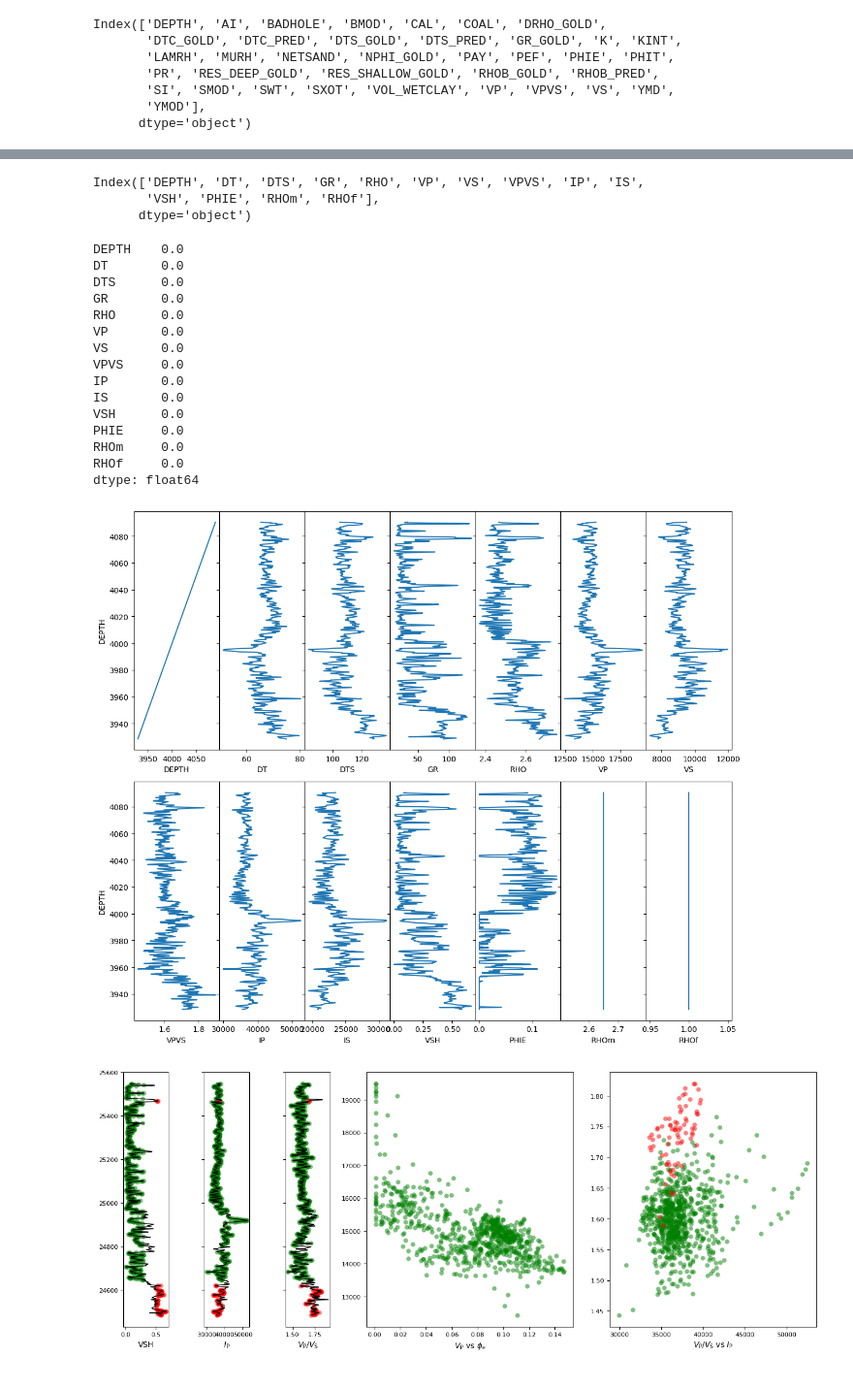
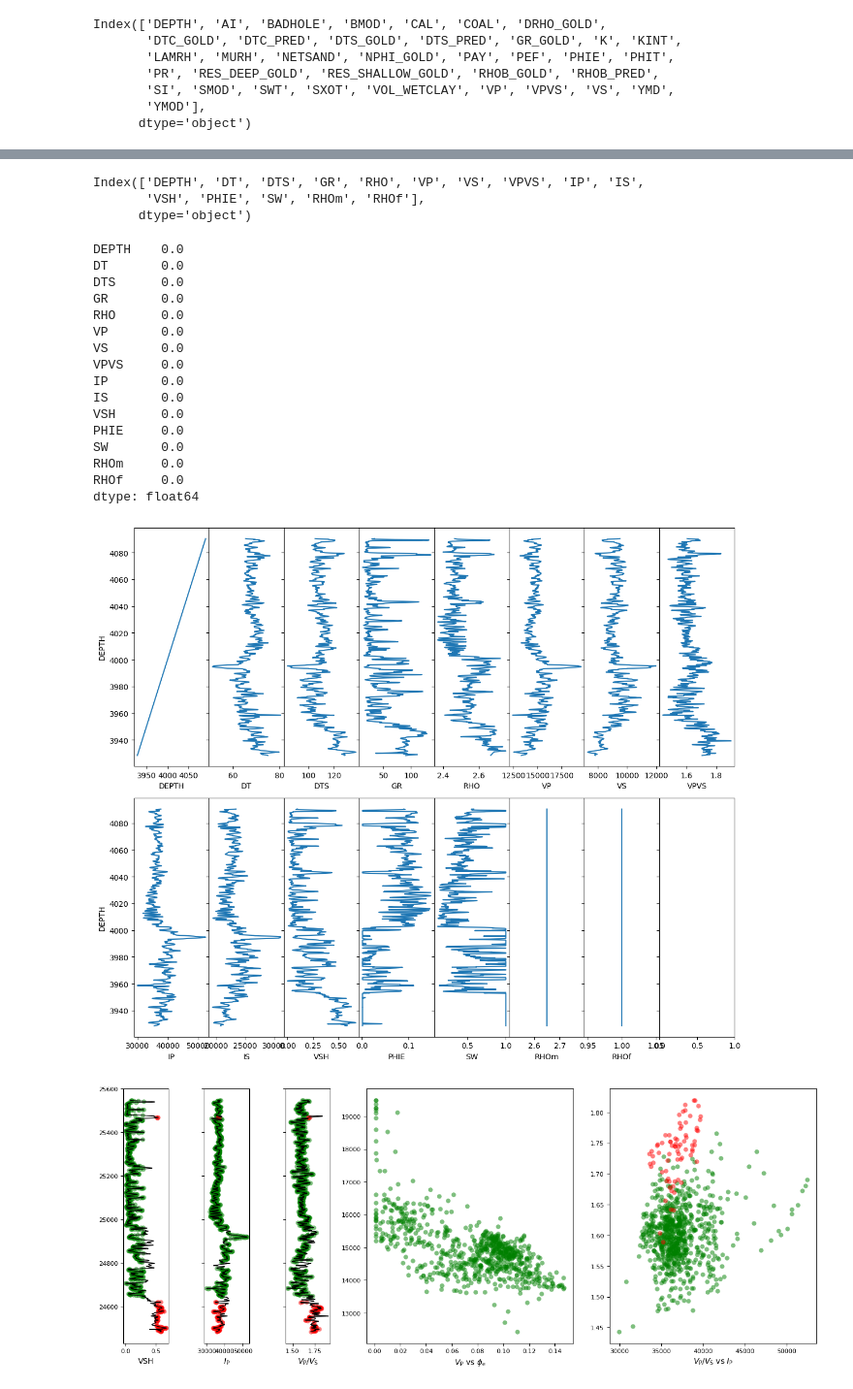
Before and after one commit to rajsahu2004/Rock-Physics-Project, a Jupyter notebook: code.ipynb, the cells around one changed output, grey strips where cells are left out. Shown at 97% size. Saved outputs shown, nothing was run; the diff lists cells and outputs as text; code cells hidden in the pictures.

Commit message:
Plots made

```diff
--- a/code.ipynb
+++ b/code.ipynb
@@ -93,7 +87,7 @@ Index(['DEPTH', 'AI', 'BADHOLE', 'BMOD', 'CAL', 'COAL', 'DRHO_GOLD',
        'YMOD'],
       dtype='object')
 # %%
-L = data[['DEPTH','DTC_GOLD','DTS_GOLD','GR_GOLD','RHOB_GOLD','VP','VS','VPVS','AI','SI','VOL_WETCLAY','PHIE']]
+L = data[['DEPTH','DTC_GOLD','DTS_GOLD','GR_GOLD','RHOB_GOLD','VP','VS','VPVS','AI','SI','VOL_WETCLAY','PHIE','SWT']]
 L.loc[:,'RHOm'] = 2.65
 L.loc[:,'RHOf'] = 1
 L = L.dropna()
@@ -119,7 +113,7 @@ See the caveats in the documentation: https://pandas.pydata.org/pandas-docs/stab
 | 24488 | 3928.87093 | 73.6112 | 128.530 | 106.8610 | 2.6696 | 13584.8896 | 7780.2847 | 1.7461 | 36266.4961 | 20770.4062 | ... |
 | 24489 | 3929.02333 | 72.8832 | 128.140 | 112.0420 | 2.6708 | 13720.5830 | 7803.9644 | 1.7582 | 36644.8828 | 20842.8008 | ... |
 # %%
-# Names needed: ['DEPTH','DT','DTS','GR','RHO','VP','VS','VPVS','IP','IS','VSH','RHOm','RHOf','PHIE']
+# Names needed: ['DEPTH','DT','DTS','GR','RHO','VP','VS','VPVS','IP','IS','VSH','RHOm','RHOf','PHIE','SWT]
 col_rename = {
     'DEPTH':'DEPTH',
     'DTC_GOLD':'DT',
@@ -132,13 +126,14 @@ col_rename = {
     'AI':'IP',
     'SI':'IS',
     'VOL_WETCLAY':'VSH',
-    'PHIE':'PHIE'
+    'PHIE':'PHIE',
+    'SWT':'SW'
 }
 L.rename(columns = col_rename,inplace = True)
 L.columns
 # %% [output]
 Index(['DEPTH', 'DT', 'DTS', 'GR', 'RHO', 'VP', 'VS', 'VPVS', 'IP', 'IS',
-       'VSH', 'PHIE', 'RHOm', 'RHOf'],
+       'VSH', 'PHIE', 'SW', 'RHOm', 'RHOf'],
       dtype='object')
 # %%
 # Percentage of data missing
@@ -156,22 +151,23 @@ IP       0.0
 IS       0.0
 VSH      0.0
 PHIE     0.0
+SW       0.0
 RHOm     0.0
 RHOf     0.0
 dtype: float64
 # %%
-fig, axes = plt.subplots(2, 7, figsize=(12, 10), sharey=True, gridspec_kw={'wspace': 0})
+fig, axes = plt.subplots(2, 8, figsize=(12, 10), sharey=True, gridspec_kw={'wspace': 0})
 for i, column in enumerate(L.columns):
-    row = i // 7
-    col = i % 7
+    row = i // 8
+    col = i % 8
     axes[row, col].plot(L[column], L['DEPTH'])
     axes[row, col].set_xlabel(column)
     if col == 0:
         axes[row, col].set_ylabel('DEPTH')
 plt.tight_layout()
 plt.show()
 # %% [output]
-[figure, old version]
+[figure, new version]
 # %%
 # define basic styles for plotting log curves (sty0), sand (sty1) and shale (sty2)
 sty0 = {'lw':1, 'color':'k', 'ls':'-'}
```
Also changed, not shown: parts of 26 cells of this notebook.
